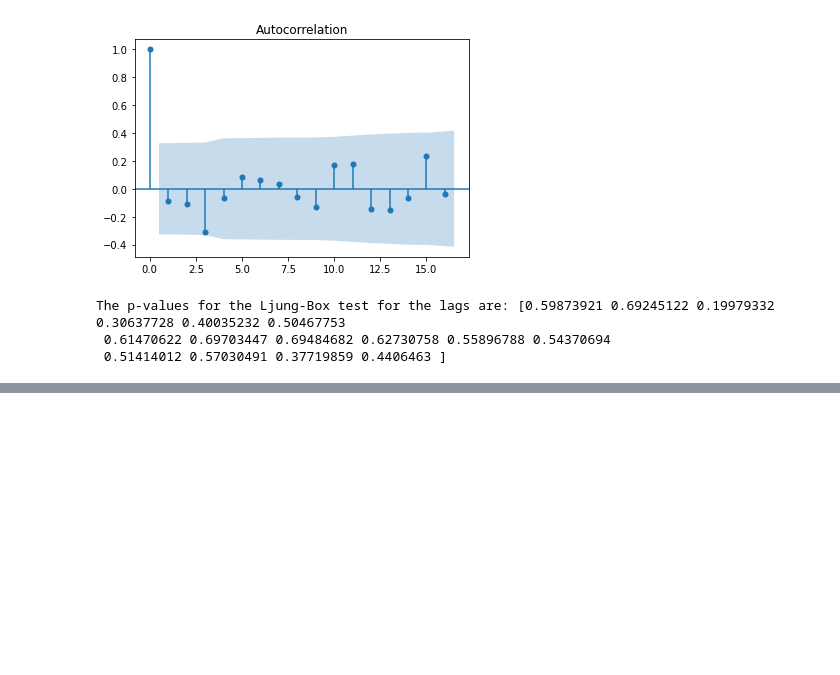
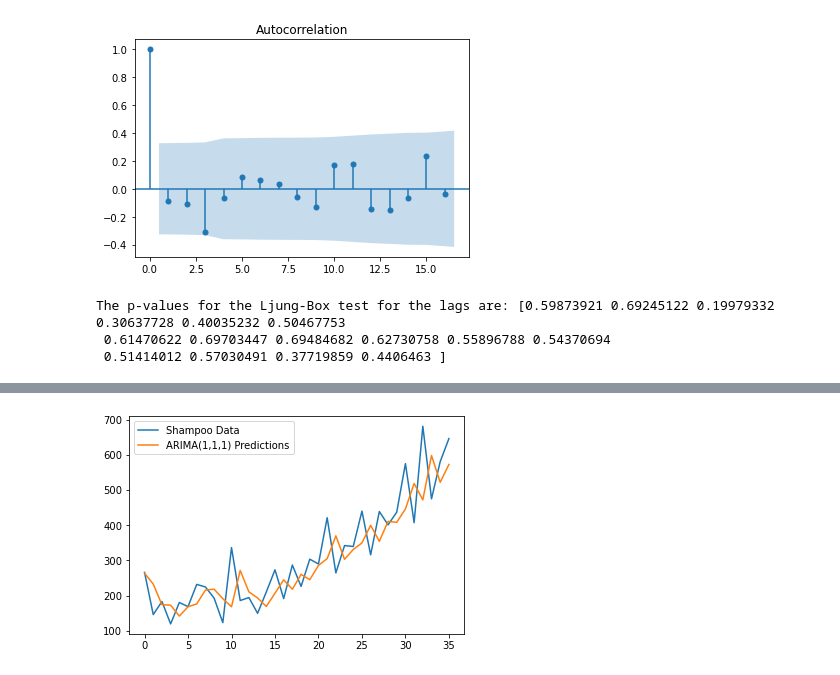
Before and after one commit to josh-grou/Final-Project, a Jupyter notebook: Final_Project.ipynb, the cells around one changed output, grey strips where cells are left out. Saved outputs shown, nothing was run; the diff lists cells and outputs as text; code cells hidden in the pictures; blank space fills up the shorter version.

Commit message:
ARIMA (1,1,1) Fit and analysis

```diff
--- a/Final_Project.ipynb
+++ b/Final_Project.ipynb
@@ -259,0 +291,8 @@ The p-values for the Ljung-Box test for the lags are: [0.59873921 0.69245122 0.1
+# %%
+model_arima = sm.tsa.SARIMAX(shampoo, order=(1,1,1))
+res_arima = model_arima.fit()
+
+print(res_arima.summary())
+
+resid_arima = res_arima.resid
+preds = res_arima.predict(1,36)
@@ -259,0 +317,9 @@ The p-values for the Ljung-Box test for the lags are: [0.59873921 0.69245122 0.1
+# %%
+preds = preds.reset_index(drop = True)
+
+plt.plot(shampoo)
+plt.plot(preds)
+plt.legend(["Shampoo Data", "ARIMA(1,1,1) Predictions"])
+plt.show()
+# %% [output]
+[figure, added]
```
Also changed, not shown: parts of 17 cells of this notebook.
